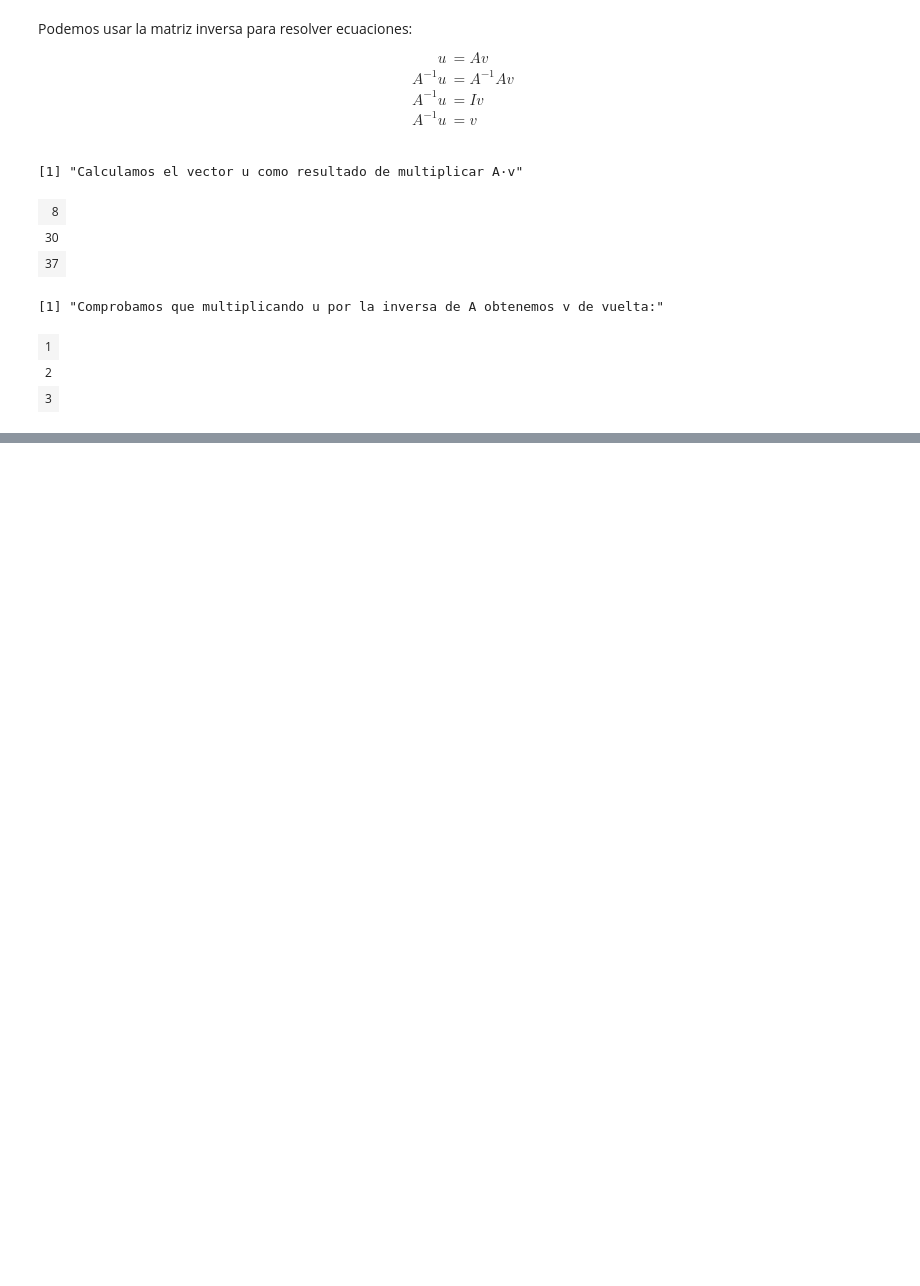
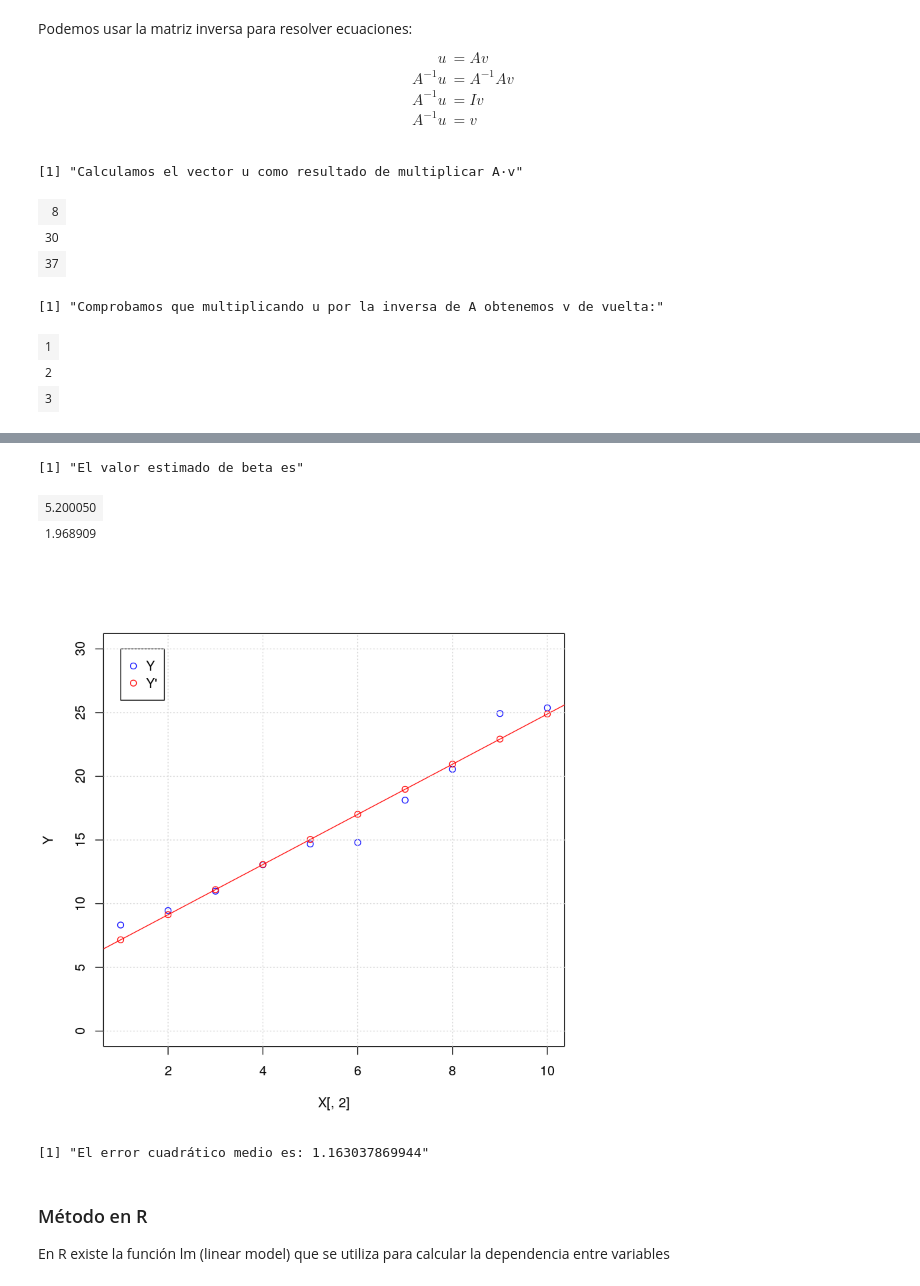
Before and after one commit to planga82/KeepCodingEstadisticaR, a Jupyter notebook: 5 - Relaciones entre variables.ipynb, the cells around one changed output, grey strips where cells are left out. Cells and saved outputs as stored; diff of their text form; code cells hidden in the pictures; blank space fills up the shorter version.

```diff
--- a/5 - Relaciones entre variables.ipynb
+++ b/5 - Relaciones entre variables.ipynb
@@ -423,0 +397,26 @@ X^+Y=X^+X \beta
+# %%
+print("El valor estimado de beta es")
+est_beta<-solve(t(X) %*% X) %*% t(X) %*% Y
+est_beta
+# %% [output]
+[1] "El valor estimado de beta es"
+| 5.200050 |
+| 1.968909 |
+# %%
+est_Y<-X %*% est_beta
+plot(X[,2],Y,ylim = c(0,30),col="blue")
+points(X[,2],est_Y,col="red")
+abline(est_beta,col="red")
+
+legend(1,30,legend=c("Y","Y'"),col=c("blue","red"),pch=1)
+grid()
+# %% [output]
+[figure, added]
+# %%
+print(paste("El error cuadrático medio es:",mean((Y-est_Y)^2)))
+# %% [output]
+[1] "El error cuadrático medio es: 1.163037869944"
+# %% [markdown]
+### Método en R
+
+En R existe la función lm (linear model) que se utiliza para calcular la dependencia entre variables
```
Also changed, not shown: parts of 36 cells of this notebook, 8 other files.
